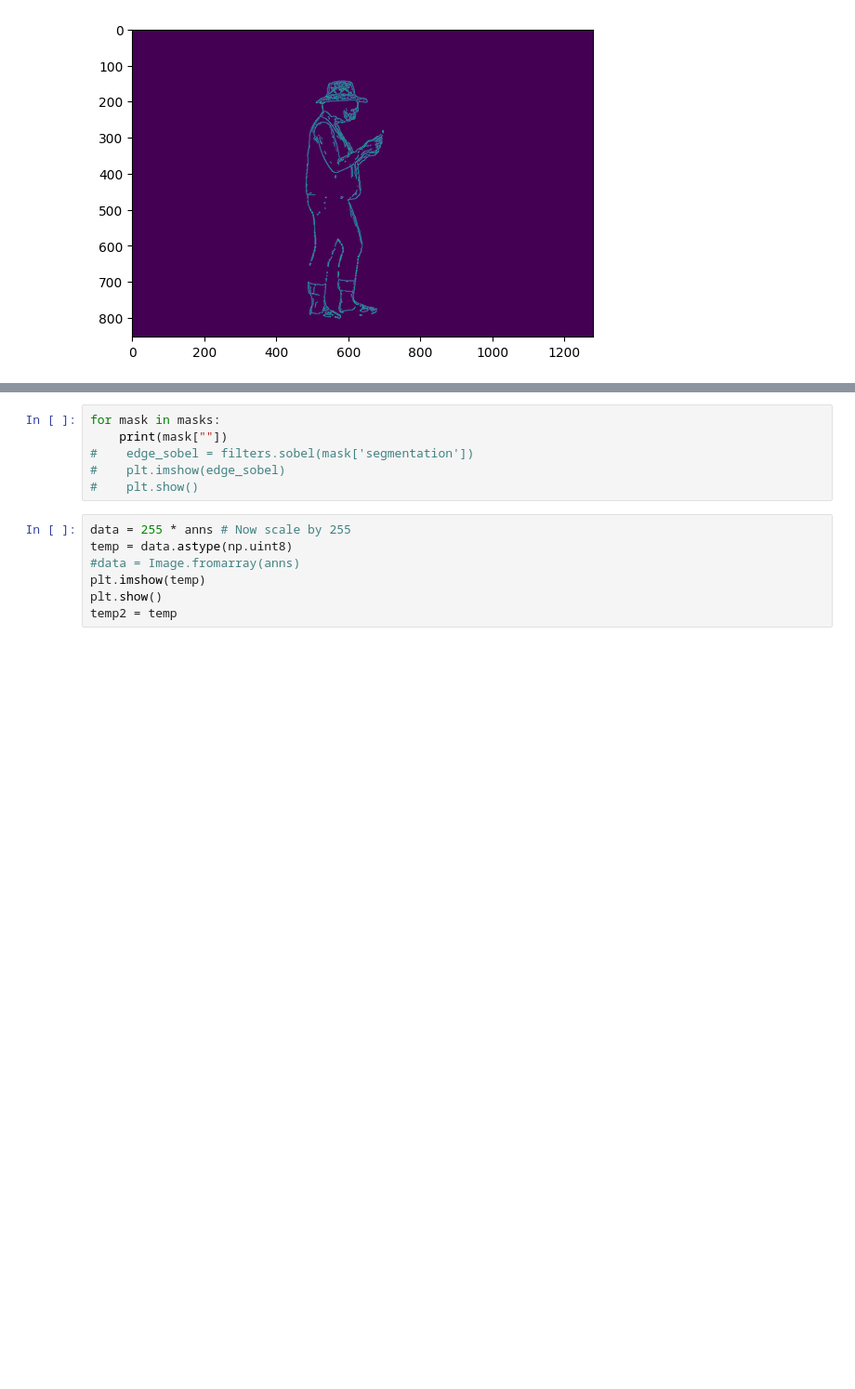
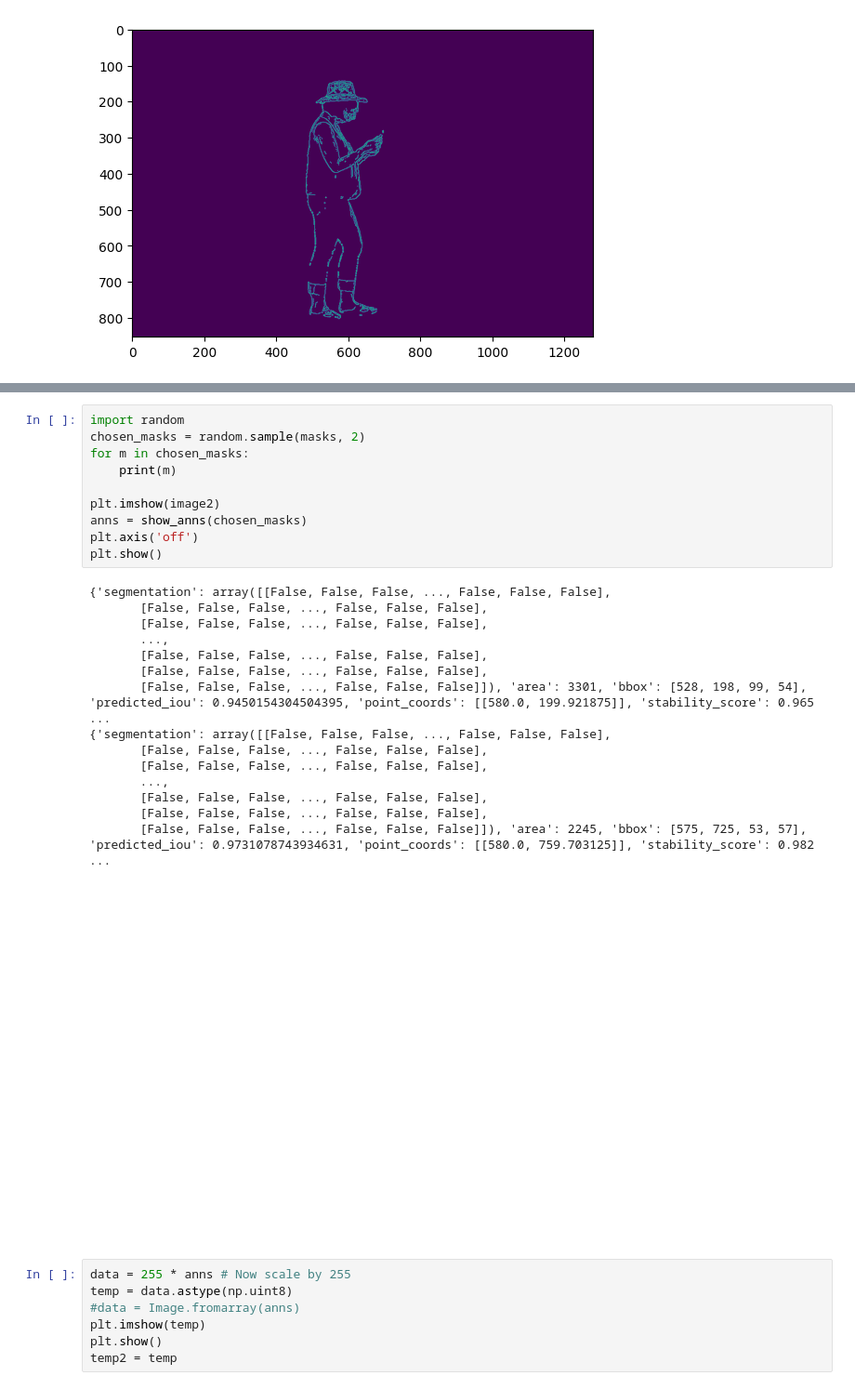
Before and after one commit to uol-mediaprocessing-2023-2024-classroom/project-line-art, a Jupyter notebook: dokumentary/app_test.ipynb, the cells around one changed output, grey strips where cells are left out. Shown at 93% size. Drawn from its saved outputs; the diff is of its cells as text; blank space fills up the shorter version.

```diff
--- a/dokumentary/app_test.ipynb
+++ b/dokumentary/app_test.ipynb
@@ -170,9 +171,29 @@ plt.show()
-# %%
-for mask in masks:
-    print(mask[""])
-#    edge_sobel = filters.sobel(mask['segmentation'])
-#    plt.imshow(edge_sobel)
-#    plt.show()
+# %%
+import random
+chosen_masks = random.sample(masks, 2)
+for m in chosen_masks:
+    print(m)
+
+plt.imshow(image2)
+anns = show_anns(chosen_masks)
+plt.axis('off')
+plt.show()
+# %% [output]
+{'segmentation': array([[False, False, False, ..., False, False, False],
+       [False, False, False, ..., False, False, False],
+       [False, False, False, ..., False, False, False],
+       ...,
+       [False, False, False, ..., False, False, False],
+       [False, False, False, ..., False, False, False],
+       [False, False, False, ..., False, False, False]]), 'area': 3301, 'bbox': [528, 198, 99, 54], 'predicted_iou': 0.9450154304504395, 'point_coords': [[580.0, 199.921875]], 'stability_score': 0.965 ...
+{'segmentation': array([[False, False, False, ..., False, False, False],
+       [False, False, False, ..., False, False, False],
+       [False, False, False, ..., False, False, False],
+       ...,
+       [False, False, False, ..., False, False, False],
+       [False, False, False, ..., False, False, False],
+       [False, False, False, ..., False, False, False]]), 'area': 2245, 'bbox': [575, 725, 53, 57], 'predicted_iou': 0.9731078743934631, 'point_coords': [[580.0, 759.703125]], 'stability_score': 0.982 ...
+[figure, added]
 # %%
 data = 255 * anns # Now scale by 255
 temp = data.astype(np.uint8)
```
Also changed, not shown: parts of 2 cells of this notebook, 5 other files.
